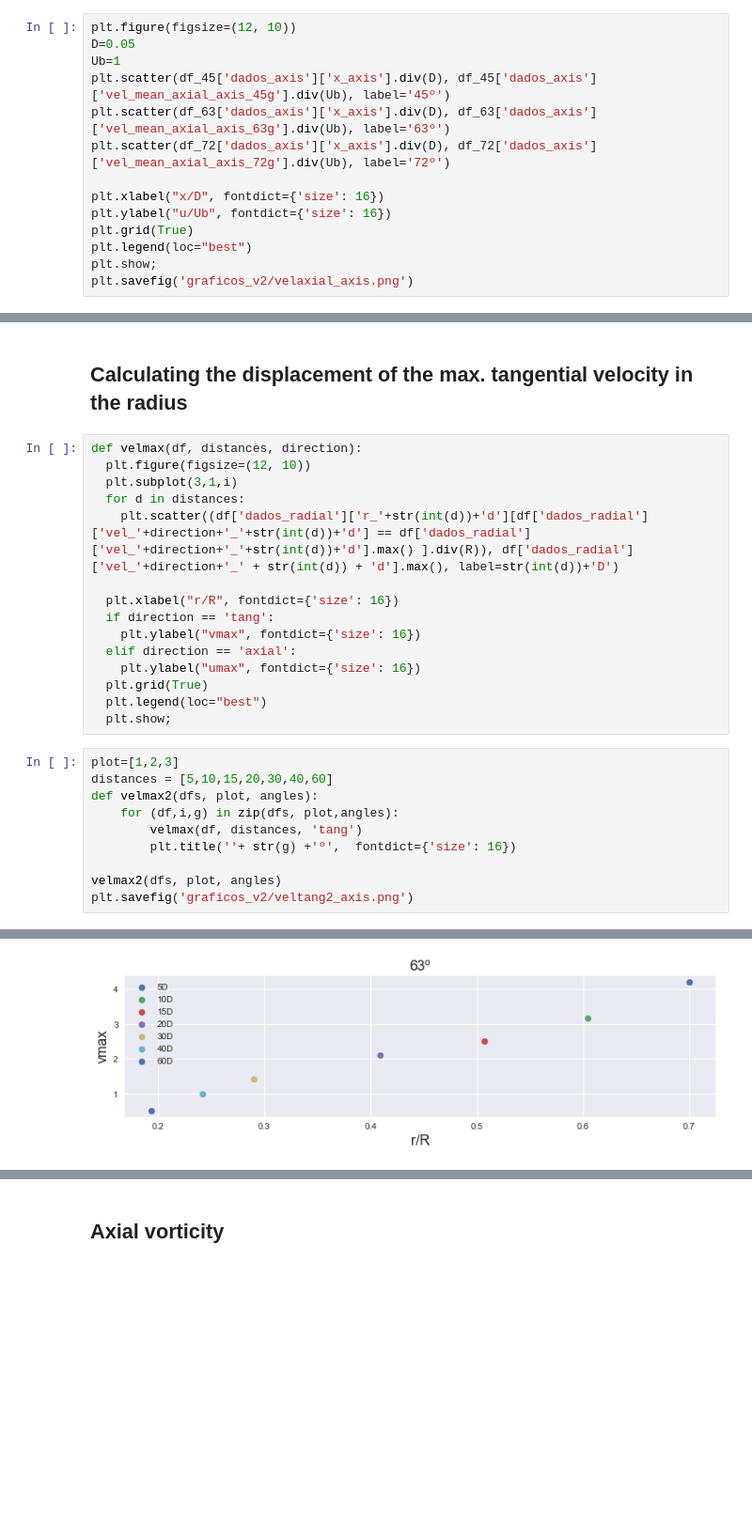
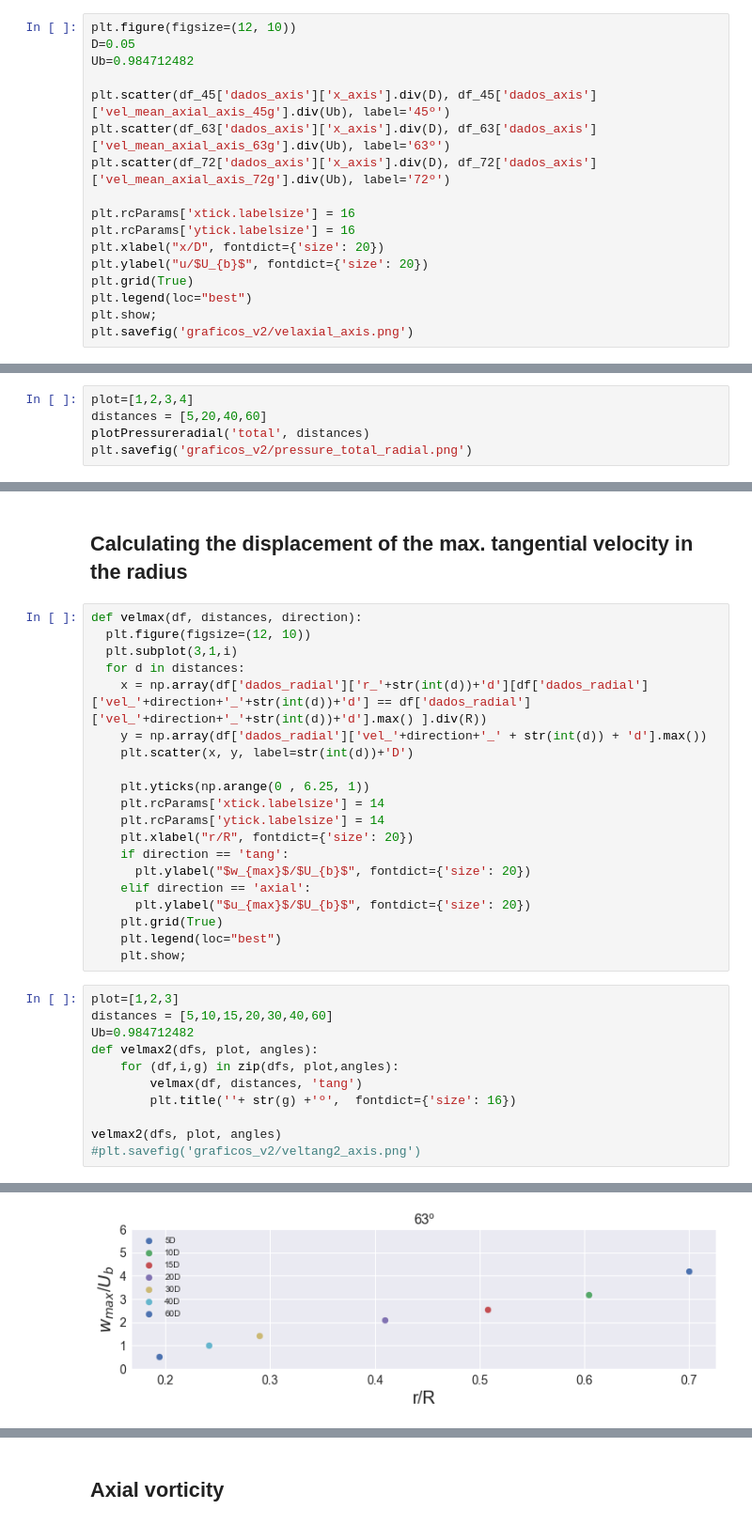
Before and after one commit to rodrigo-cabral-lab/mestrado, a Jupyter notebook: results_tail/analysis_results_swirling_flow_v2.ipynb, the cells around one changed output, grey strips where cells are left out. Shown at 94% size. Cells and saved outputs as stored; diff of their text form; blank space fills up the shorter version.

```diff
--- a/results_tail/analysis_results_swirling_flow_v2.ipynb
+++ b/results_tail/analysis_results_swirling_flow_v2.ipynb
@@ -106,13 +115,16 @@ plt.savefig('graficos_v2/velaxialmin_axis.png')
 # %%
 plt.figure(figsize=(12, 10))
 D=0.05
-Ub=1
+Ub=0.984712482
+
 plt.scatter(df_45['dados_axis']['x_axis'].div(D), df_45['dados_axis']['vel_mean_axial_axis_45g'].div(Ub), label='45º')
 plt.scatter(df_63['dados_axis']['x_axis'].div(D), df_63['dados_axis']['vel_mean_axial_axis_63g'].div(Ub), label='63º')
 plt.scatter(df_72['dados_axis']['x_axis'].div(D), df_72['dados_axis']['vel_mean_axial_axis_72g'].div(Ub), label='72º')
 
-plt.xlabel("x/D", fontdict={'size': 16})
-plt.ylabel("u/Ub", fontdict={'size': 16})
+plt.rcParams['xtick.labelsize'] = 16
+plt.rcParams['ytick.labelsize'] = 16
+plt.xlabel("x/D", fontdict={'size': 20})
+plt.ylabel("u/$U_{b}$", fontdict={'size': 20})
 plt.grid(True)
 plt.legend(loc="best")
 plt.show;
@@ -121,0 +224,5 @@ plt.savefig('graficos_v2/velaxial_axis.png')
+# %%
+plot=[1,2,3,4]
+distances = [5,20,40,60]
+plotPressureradial('total', distances)
+plt.savefig('graficos_v2/pressure_total_radial.png')
@@ -126,24 +235,30 @@ def velmax(df, distances, direction):
   plt.figure(figsize=(12, 10))
   plt.subplot(3,1,i)
   for d in distances:
-    plt.scatter((df['dados_radial']['r_'+str(int(d))+'d'][df['dados_radial']['vel_'+direction+'_'+str(int(d))+'d'] == df['dados_radial']['vel_'+direction+'_'+str(int(d))+'d'].max() ].div(R)), df['dados_radial']['vel_'+direction+'_' + str(int(d)) + 'd'].max(), label=str(int(d))+'D')
+    x = np.array(df['dados_radial']['r_'+str(int(d))+'d'][df['dados_radial']['vel_'+direction+'_'+str(int(d))+'d'] == df['dados_radial']['vel_'+direction+'_'+str(int(d))+'d'].max() ].div(R))
+    y = np.array(df['dados_radial']['vel_'+direction+'_' + str(int(d)) + 'd'].max())
+    plt.scatter(x, y, label=str(int(d))+'D')
 
-  plt.xlabel("r/R", fontdict={'size': 16})
-  if direction == 'tang':
-    plt.ylabel("vmax", fontdict={'size': 16})
-  elif direction == 'axial':
-    plt.ylabel("umax", fontdict={'size': 16})
-  plt.grid(True)
-  plt.legend(loc="best")
-  plt.show;
+    plt.yticks(np.arange(0 , 6.25, 1))
+    plt.rcParams['xtick.labelsize'] = 14
+    plt.rcParams['ytick.labelsize'] = 14
+    plt.xlabel("r/R", fontdict={'size': 20})
+    if direction == 'tang':
+      plt.ylabel("$w_{max}$/$U_{b}$", fontdict={'size': 20})
+    elif direction == 'axial':
+      plt.ylabel("$u_{max}$/$U_{b}$", fontdict={'size': 20})
+    plt.grid(True)
+    plt.legend(loc="best")
+    plt.show;
 # %%
 plot=[1,2,3]
 distances = [5,10,15,20,30,40,60]
+Ub=0.984712482
 def velmax2(dfs, plot, angles):
     for (df,i,g) in zip(dfs, plot,angles):
         velmax(df, distances, 'tang')
         plt.title(''+ str(g) +'º',  fontdict={'size': 16})
 
 velmax2(dfs, plot, angles)
-plt.savefig('graficos_v2/veltang2_axis.png')
+#plt.savefig('graficos_v2/veltang2_axis.png')
 # %% [output]
@@ -151 +266 @@ plt.savefig('graficos_v2/veltang2_axis.png')
-[figure, old version]
+[figure, new version]
```
Also changed, not shown: parts of 31 cells of this notebook, 18 other files.
